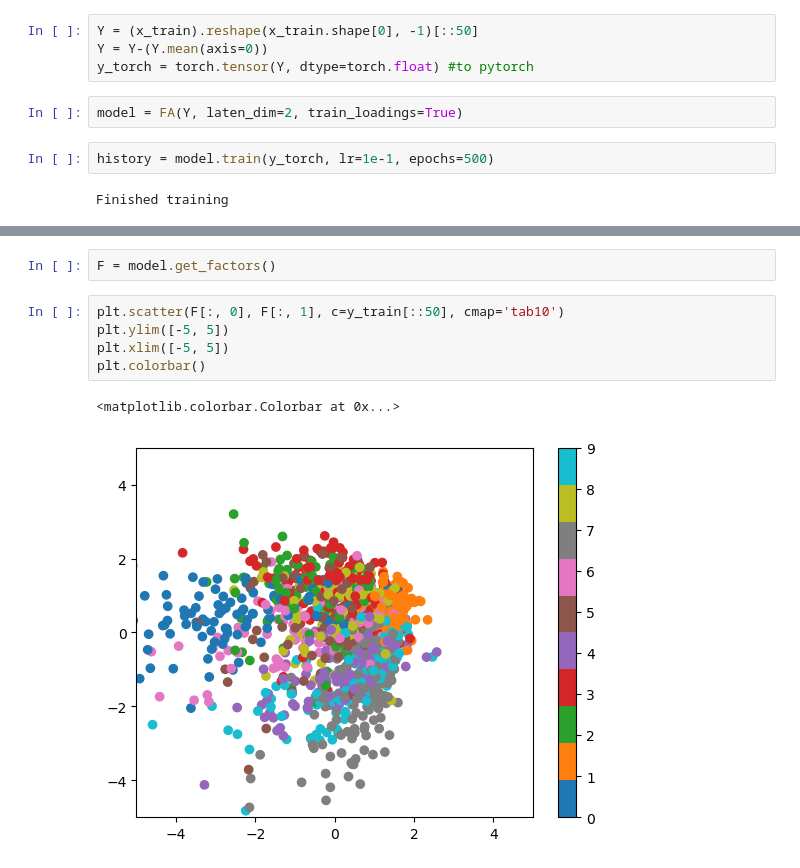
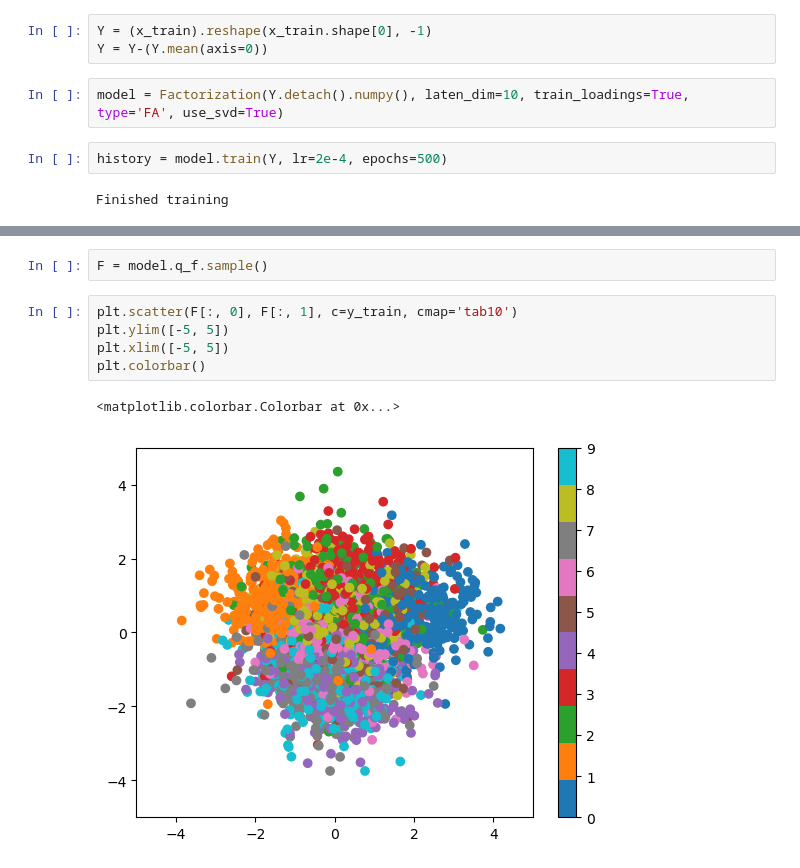
Before and after one commit to luisdiaz1997/SpatialFactorization, a Jupyter notebook: notebooks/Factor_Analysis.ipynb, the cells around one changed output, grey strips where cells are left out. Saved outputs shown, nothing was run; the diff lists cells and outputs as text.

```diff
--- a/notebooks/Factor_Analysis.ipynb
+++ b/notebooks/Factor_Analysis.ipynb
@@ -9,11 +18,10 @@ import matplotlib.pyplot as plt
 # %%
-Y = (x_train).reshape(x_train.shape[0], -1)[::50]
+Y = (x_train).reshape(x_train.shape[0], -1)
 Y = Y-(Y.mean(axis=0))
-y_torch = torch.tensor(Y, dtype=torch.float) #to pytorch
 # %%
-model = FA(Y, laten_dim=2, train_loadings=True)
+model = Factorization(Y.detach().numpy(), laten_dim=10, train_loadings=True, type='FA', use_svd=True)
 # %%
-history = model.train(y_torch, lr=1e-1, epochs=500)
+history = model.train(Y, lr=2e-4, epochs=500)
 # %% [output]
 Finished training
 # %%
@@ -24,11 +32,11 @@ plt.plot(history)
 # %%
-F = model.get_factors()
+F = model.q_f.sample()
 # %%
-plt.scatter(F[:, 0], F[:, 1], c=y_train[::50], cmap='tab10')
+plt.scatter(F[:, 0], F[:, 1], c=y_train, cmap='tab10')
 plt.ylim([-5, 5])
 plt.xlim([-5, 5])
 plt.colorbar()
 # %% [output]
 <matplotlib.colorbar.Colorbar at 0x...>
-[figure, old version]
+[figure, new version]
 # %%
```
Also changed, not shown: parts of 7 cells of this notebook, 5 other files.
